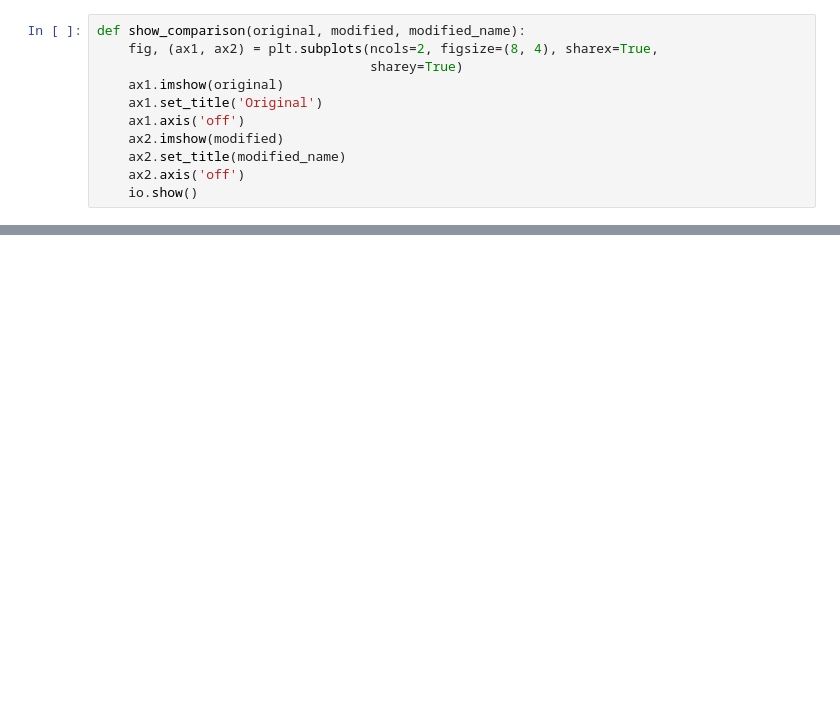
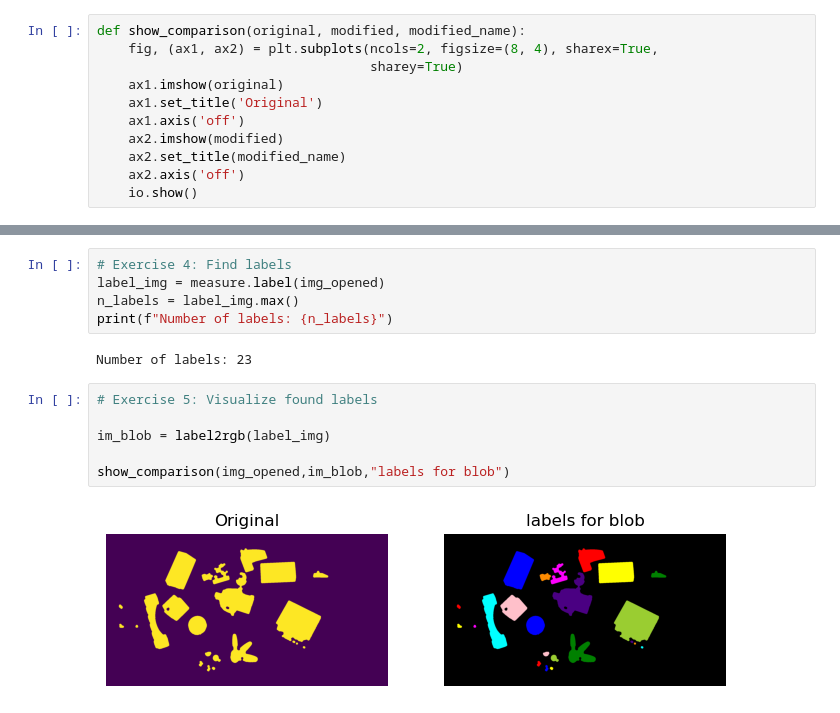
Before and after one commit to kristofer0907/02515_Image_Analysis_Github, a Jupyter notebook: ex5-BLOB.ipynb, the cells around one changed output, grey strips where cells are left out. Drawn from its saved outputs; the diff is of its cells as text; blank space fills up the shorter version.

```diff
--- a/ex5-BLOB.ipynb
+++ b/ex5-BLOB.ipynb
@@ -24,0 +62,15 @@ hey
+# %%
+# Exercise 4: Find labels
+label_img = measure.label(img_opened)
+n_labels = label_img.max()
+print(f"Number of labels: {n_labels}")
+# %% [output]
+Number of labels: 23
+# %%
+# Exercise 5: Visualize found labels
+
+im_blob = label2rgb(label_img)
+
+show_comparison(img_opened,im_blob,"labels for blob")
+# %% [output]
+[figure, added]
```
Also changed, not shown: parts of 15 cells of this notebook, 5 other files.
